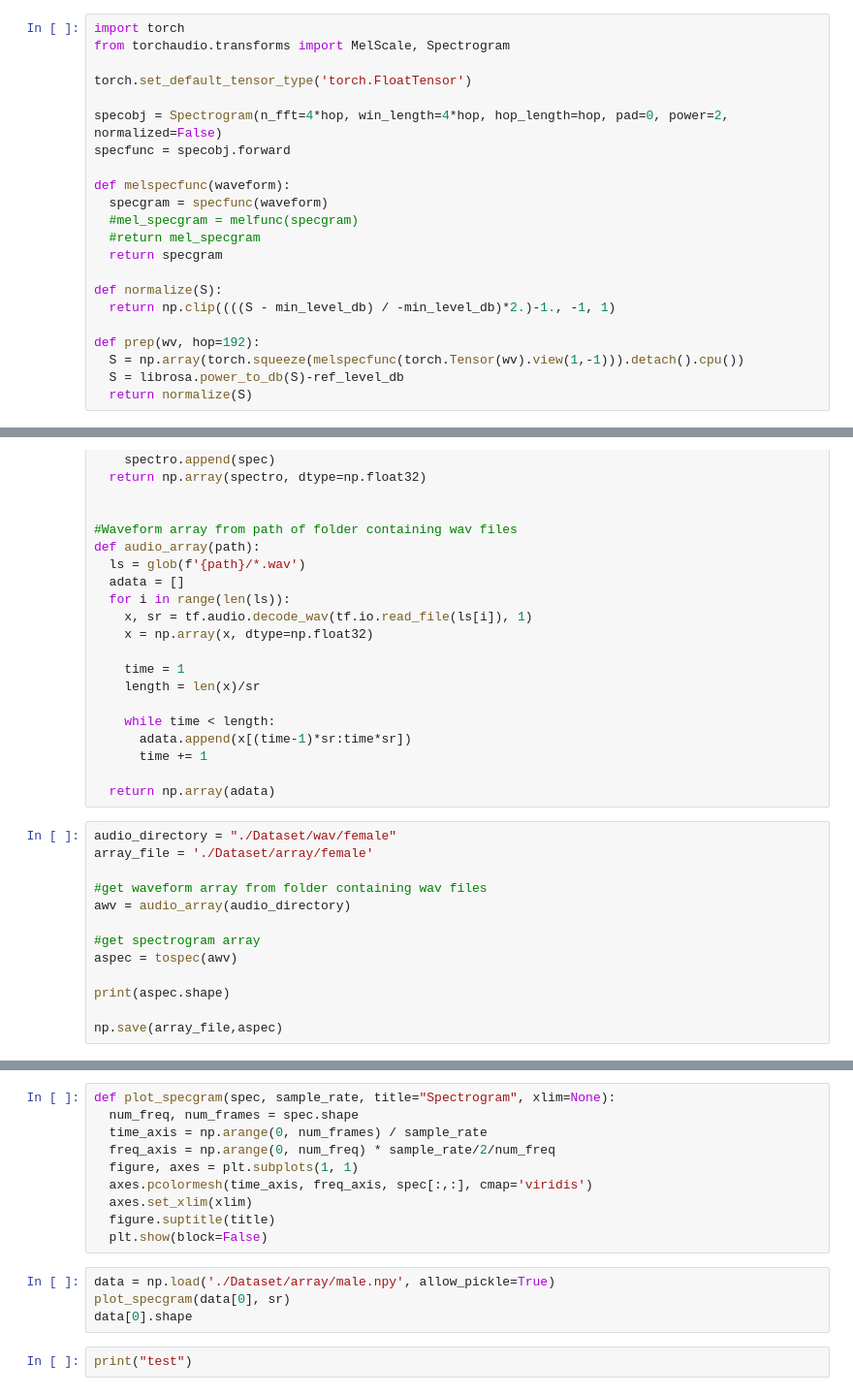
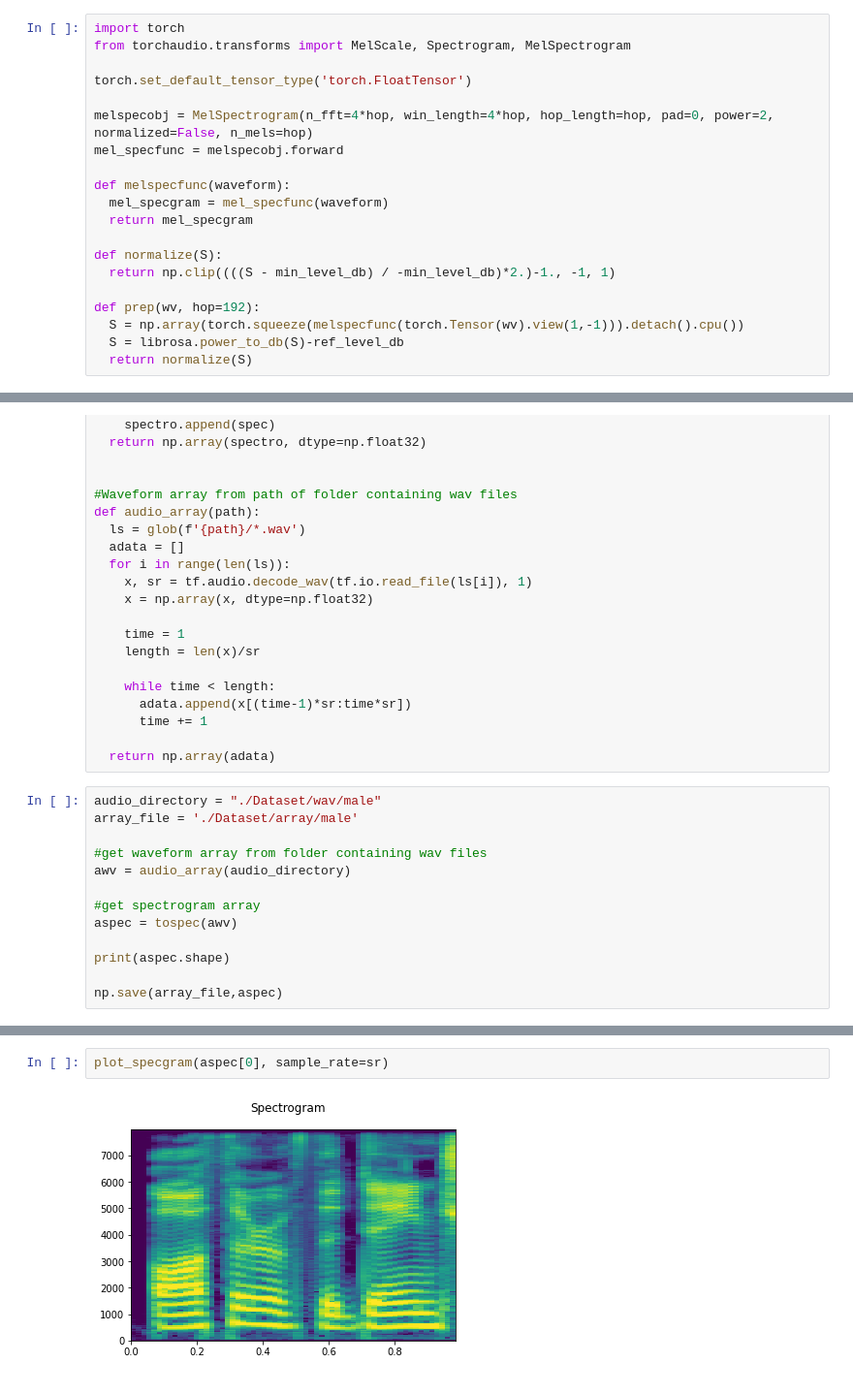
Before and after one commit to zakaria-n/VAE-Speech-Decomposition, a Jupyter notebook: generate_dataset.ipynb, the cells around one changed output, grey strips where cells are left out. Shown: that part at 97% size. Drawn from its saved outputs; the diff is of its cells as text.

```diff
--- a/generate_dataset.ipynb
+++ b/generate_dataset.ipynb
@@ -22,18 +24,16 @@ shape=128           #length of time axis of split specrograms
 spec_split=1
 # %%
 import torch
-from torchaudio.transforms import MelScale, Spectrogram
+from torchaudio.transforms import MelScale, Spectrogram, MelSpectrogram
 
 torch.set_default_tensor_type('torch.FloatTensor')
 
-specobj = Spectrogram(n_fft=4*hop, win_length=4*hop, hop_length=hop, pad=0, power=2, normalized=False)
-specfunc = specobj.forward
+melspecobj = MelSpectrogram(n_fft=4*hop, win_length=4*hop, hop_length=hop, pad=0, power=2, normalized=False, n_mels=hop)
+mel_specfunc = melspecobj.forward
 
 def melspecfunc(waveform):
-  specgram = specfunc(waveform)
-  #mel_specgram = melfunc(specgram)
-  #return mel_specgram
-  return specgram
+  mel_specgram = mel_specfunc(waveform)
+  return mel_specgram
 
 def normalize(S):
   return np.clip((((S - min_level_db) / -min_level_db)*2.)-1., -1, 1)
@@ -69,8 +69,8 @@ def audio_array(path):
 
   return np.array(adata)
 # %%
-audio_directory = "./Dataset/wav/female"
-array_file = './Dataset/array/female'
+audio_directory = "./Dataset/wav/male"
+array_file = './Dataset/array/male'
 
 #get waveform array from folder containing wav files
 awv = audio_array(audio_directory)
@@ -166,16 +115,4 @@ plot_specgram_from_wave(waveform, sample_rate)
-# %%
-def plot_specgram(spec, sample_rate, title="Spectrogram", xlim=None):
-  num_freq, num_frames = spec.shape
-  time_axis = np.arange(0, num_frames) / sample_rate
-  freq_axis = np.arange(0, num_freq) * sample_rate/2/num_freq
-  figure, axes = plt.subplots(1, 1)
-  axes.pcolormesh(time_axis, freq_axis, spec[:,:], cmap='viridis')
-  axes.set_xlim(xlim)
-  figure.suptitle(title)
-  plt.show(block=False)
-# %%
-data = np.load('./Dataset/array/male.npy', allow_pickle=True)
-plot_specgram(data[0], sr)
-data[0].shape
-# %%
-print("test")
+# %%
+plot_specgram(aspec[0], sample_rate=sr)
+# %% [output]
+[figure, added]
```
Also changed, not shown: parts of 6 cells of this notebook, 1 other file.
